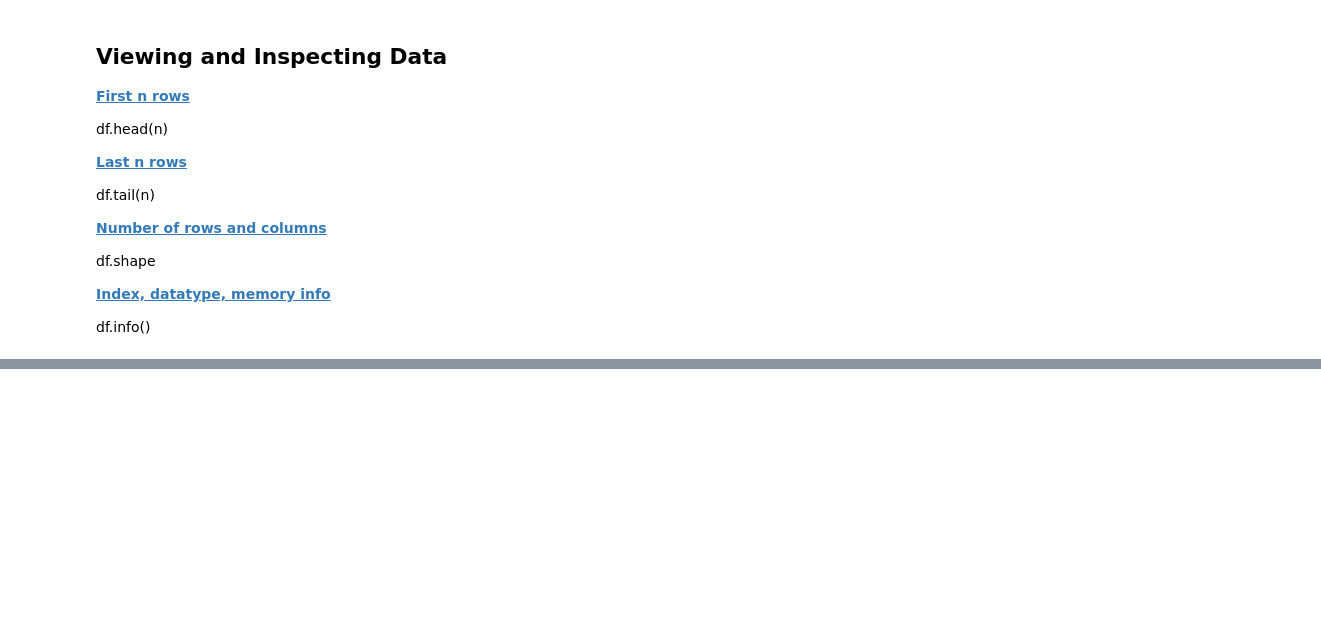
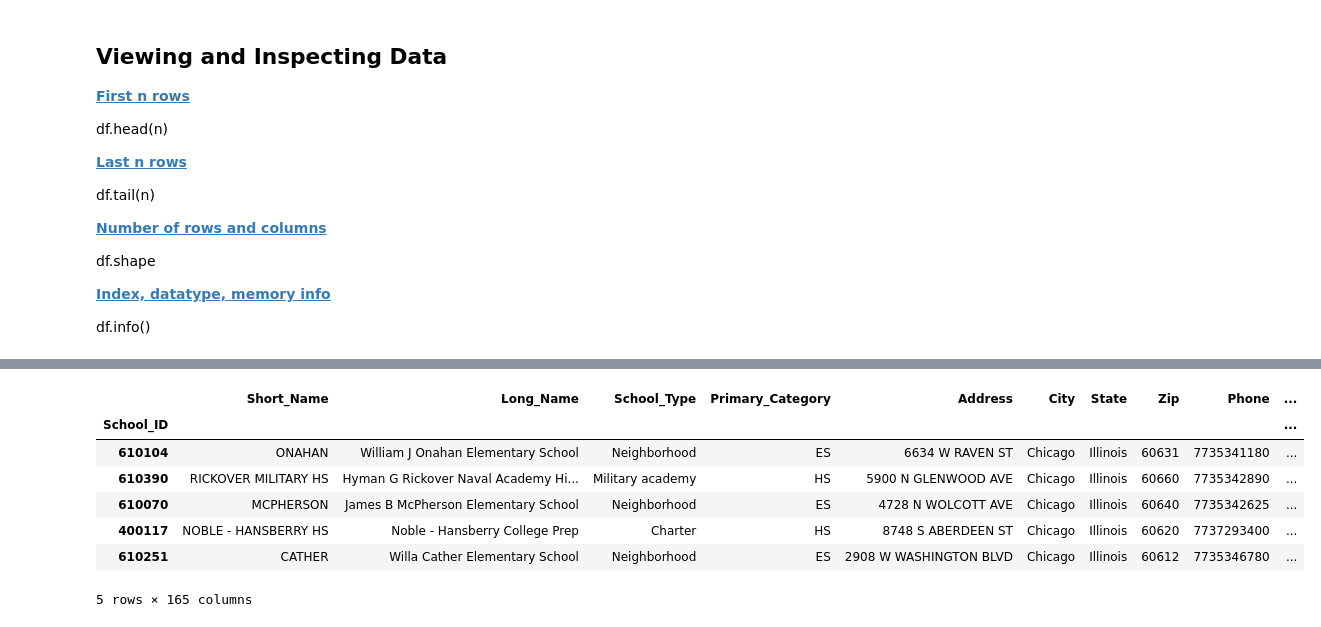
Before and after one commit to tamck/Pandas_tutorial, a Jupyter notebook: EARTH_PandasTech.ipynb, the cells around one changed output, grey strips where cells are left out. Saved outputs shown, nothing was run; the diff lists cells and outputs as text; code cells hidden in the pictures; blank space fills up the shorter version.

```diff
--- a/EARTH_PandasTech.ipynb
+++ b/EARTH_PandasTech.ipynb
@@ -381,0 +583,14 @@ Once again, let's try coding these to see if they give the same result:
+# %%
+# load dataset
+sy1617 = pd.read_csv('Chicago_Public_Schools_-_School_Progress_Reports_SY1617.csv', index_col='School_ID')
+
+sy1617.head()
+# %% [output]
+|  | Short_Name | Long_Name | School_Type | Primary_Category | Address | City | State | Zip | Phone | ... |
+| School_ID |  |  |  |  |  |  |  |  |  | ... |
+| 610104 | ONAHAN | William J Onahan Elementary School | Neighborhood | ES | 6634 W RAVEN ST | Chicago | Illinois | 60631 | 7735341180 | ... |
+| 610390 | RICKOVER MILITARY HS | Hyman G Rickover Naval Academy Hi... | Military academy | HS | 5900 N GLENWOOD AVE | Chicago | Illinois | 60660 | 7735342890 | ... |
+| 610070 | MCPHERSON | James B McPherson Elementary School | Neighborhood | ES | 4728 N WOLCOTT AVE | Chicago | Illinois | 60640 | 7735342625 | ... |
+| 400117 | NOBLE - HANSBERRY HS | Noble - Hansberry College Prep | Charter | HS | 8748 S ABERDEEN ST | Chicago | Illinois | 60620 | 7737293400 | ... |
+| 610251 | CATHER | Willa Cather Elementary School | Neighborhood | ES | 2908 W WASHINGTON BLVD | Chicago | Illinois | 60612 | 7735346780 | ... |
+5 rows × 165 columns
```
Also changed, not shown: parts of 78 cells of this notebook, 4 other files.
